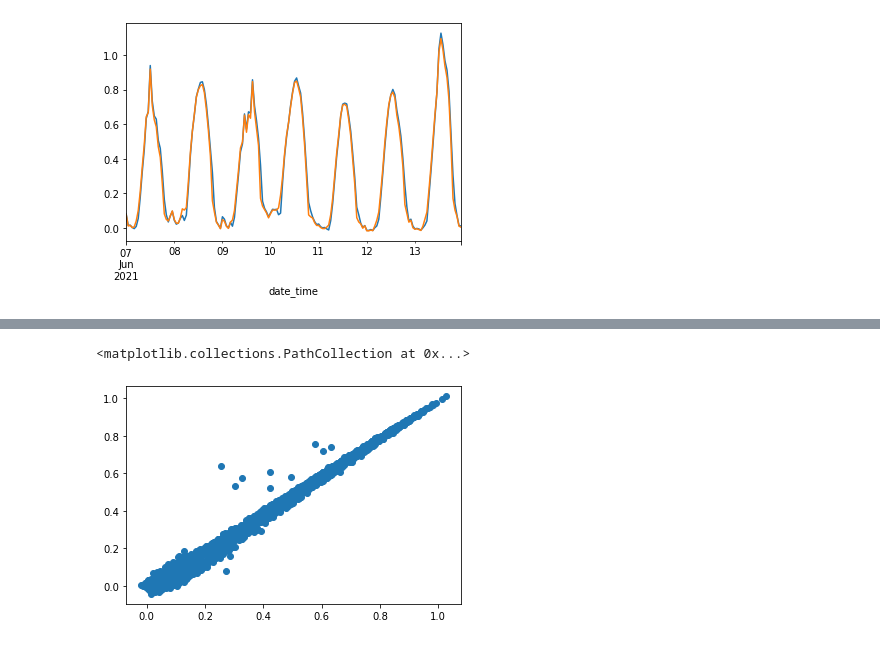
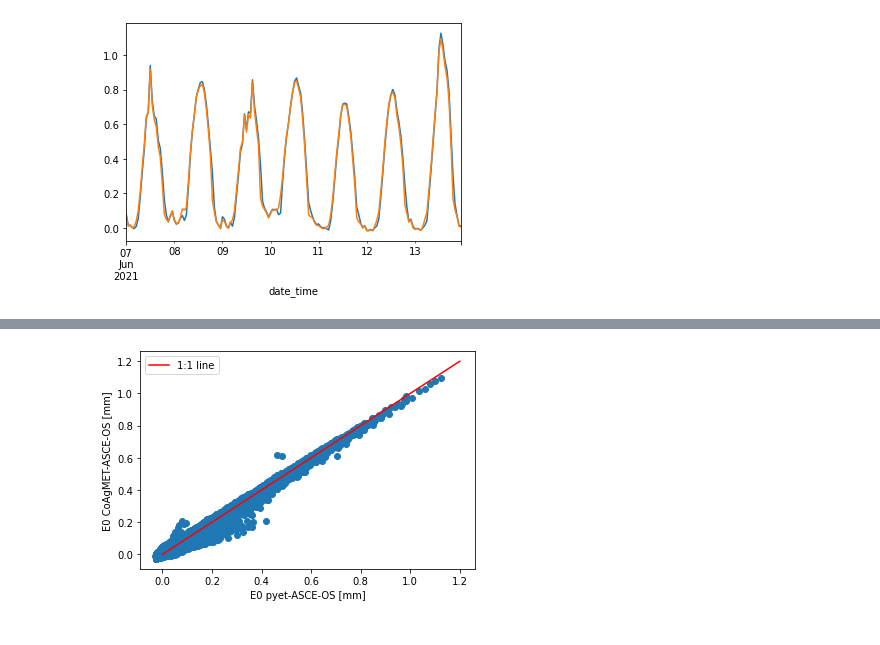
Before and after one commit to pyet-org/pyet, a Jupyter notebook: examples/04_example_hourly_ASCE.ipynb, the cells around one changed output, grey strips where cells are left out. Drawn from its saved outputs; the diff is of its cells as text; code cells hidden in the pictures.

```diff
--- a/examples/04_example_hourly_ASCE.ipynb
+++ b/examples/04_example_hourly_ASCE.ipynb
@@ -59,3 +68,0 @@ eto_hour = pyet.pm_asce(tmean, wind, rs, elevation=elevation, lat=lat2, freq="H"
-# %%
-meteo = pd.read_csv("data\\hourly_ASCE.csv", index_col="date_time", parse_dates=True)
-meteo.columns
@@ -104,5 +69,8 @@ eto_hour1["2020-7-7"].plot()
-# %%
-plt.scatter(eto_hour, meteo["eto"])
-# %% [output]
-<matplotlib.collections.PathCollection at 0x...>
-[figure, removed]
+# %%
+plt.scatter(etos_hour, meteo["eto"])
+plt.plot([0,1.2],[0,1.2], color="red", label="1:1 line")
+plt.legend()
+plt.xlabel("E0 pyet-ASCE-OS [mm]")
+plt.ylabel("E0 CoAgMET-ASCE-OS [mm]");
+# %% [output]
+[figure, added]
```
Also changed, not shown: parts of 13 cells of this notebook.
